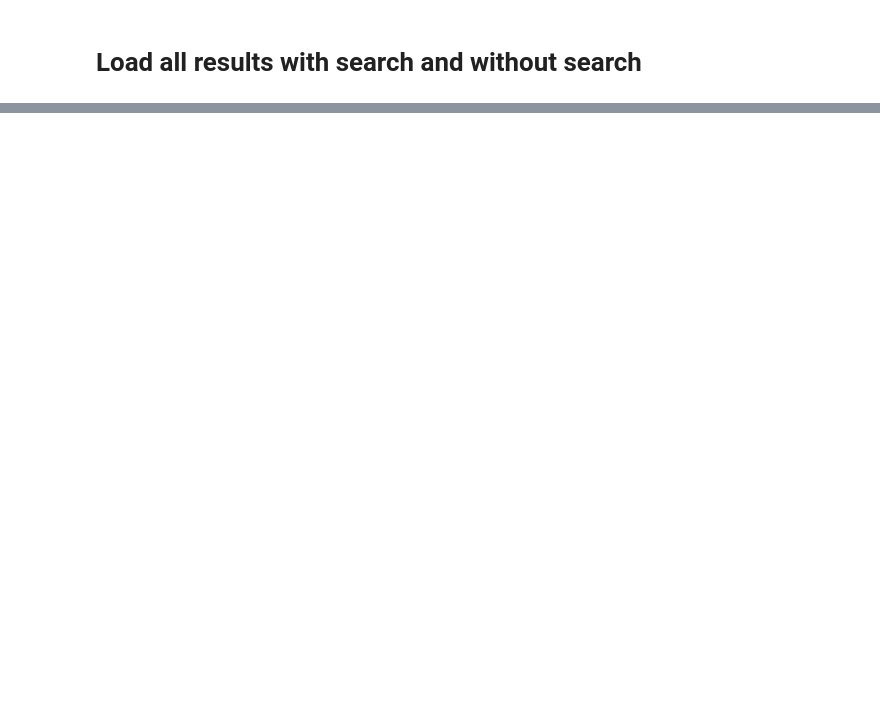
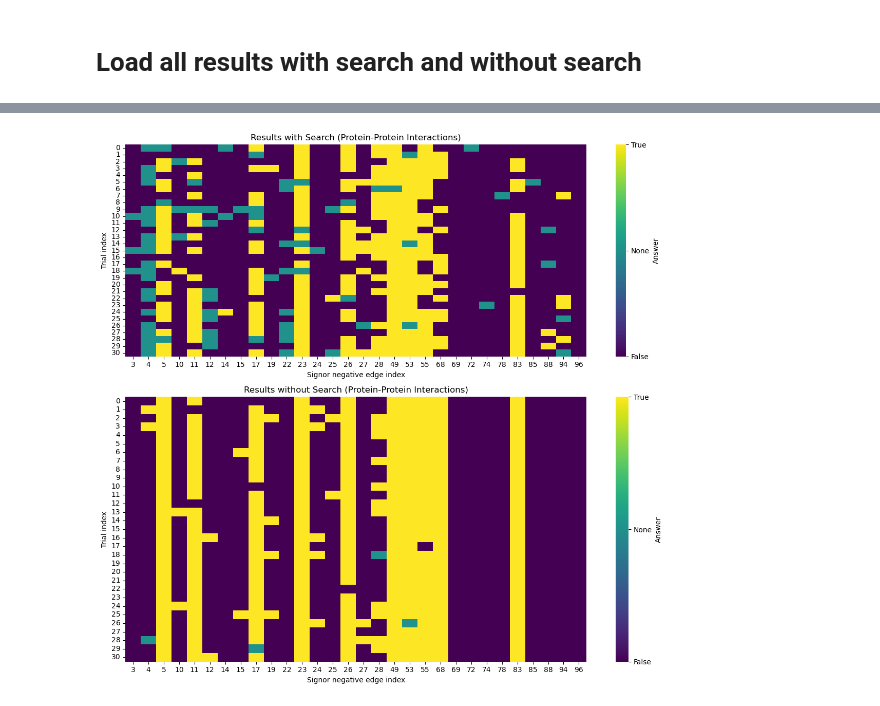
Before and after one commit to saezlab/ProClaim, a Jupyter notebook: grn_denoising/search/evaluate.ipynb, the cells around one changed output, grey strips where cells are left out. Cells and saved outputs as stored; diff of their text form; code cells hidden in the pictures; blank space fills up the shorter version.

```diff
--- a/grn_denoising/search/evaluate.ipynb
+++ b/grn_denoising/search/evaluate.ipynb
@@ -222,0 +228,72 @@ data_with[index]
+# %%
+# Index of the protein-protein interaction
+signor_data = pd.read_csv('../all_removed_edges_with_sources.csv')
+# Get index of TYPEA an TYPEB being protein
+protein_indices = signor_data[(signor_data['TYPEA'] == 'protein') & (signor_data['TYPEB'] == 'protein')].index.tolist()
+# Plot heatmaps as subplots for protein-protein interactions only
+results_with_search_protein = results_with_search[:, protein_indices]
+results_without_search_protein = results_without_search[:, protein_indices]
+
+result_with_search_binary_protein = np.where(results_with_search_protein == None, 0,
+                 np.where(results_with_search_protein == True, 1, -1))
+result_without_search_binary_protein = np.where(results_without_search_protein == None, 0,
+                 np.where(results_without_search_protein == True, 1, -1))
+
+fig, axes = plt.subplots(2, 1, figsize=(12, 11), gridspec_kw={'height_ratios': [0.8, 1]})
+
+# First subplot: Results with Search
+sns.heatmap(result_with_search_binary_protein,
+           cmap='viridis',
+           cbar_kws={'ticks': [-1, 0, 1], 'label': 'Answer'},
+           yticklabels=[f'{i}' for i in range(31)],
+           xticklabels=False,
+           ax=axes[0])
+
+# Set colorbar labels for first subplot
+colorbar1 = axes[0].collections[0].colorbar
+colorbar1.set_ticks([-1, 0, 1])
+colorbar1.set_ticklabels(['False', 'None', 'True'])
+axes[0].set_title('Results with Search (Protein-Protein Interactions)')
+axes[0].set_xlabel('Signor negative edge index')
+axes[0].set_ylabel('Trial index')
+
+# Set custom ticks for first subplot
+axes[0].tick_params(axis='x', rotation=0)
+major_tick_interval = 1
+major_tick_positions_on_plot = range(0, len(protein_indices), major_tick_interval)
+major_tick_positions = [x + 0.5 for x in major_tick_positions_on_plot]
+major_tick_labels = [protein_indices[i] for i in major_tick_positions_on_plot]
+axes[0].set_xticks(major_tick_positions, minor=False)
+axes[0].set_xticklabels(major_tick_labels)
+minor_tick_positions = [x + 0.5 for x in range(len(protein_indices))]
+axes[0].set_xticks(minor_tick_positions, minor=True)
+
+# Second subplot: Results without Search
+sns.heatmap(result_without_search_binary_protein,
+           cmap='viridis',
+           cbar_kws={'ticks': [-1, 0, 1], 'label': 'Answer'},
+           yticklabels=[f'{i}' for i in range(31)],
+           xticklabels=False,
+           ax=axes[1])
+
+# Set colorbar labels for second subplot
+colorbar2 = axes[1].collections[0].colorbar
+colorbar2.set_ticks([-1, 0, 1])
+colorbar2.set_ticklabels(['False', 'None', 'True'])
+axes[1].set_title('Results without Search (Protein-Protein Interactions)')
+axes[1].set_xlabel('Signor negative edge index')
+axes[1].set_ylabel('Trial index')
+
+# Set custom ticks for second subplot
+axes[1].tick_params(axis='x', rotation=0)
+axes[1].set_xticks(major_tick_positions, minor=False)
+axes[1].set_xticklabels(major_tick_labels)
+axes[1].set_xticks(minor_tick_positions, minor=True)
+
+# Adjust layout to prevent overlap
+plt.tight_layout()
+# plt.savefig('search_vs_no_search_protein_RW250928.pdf', bbox_inches='tight')
+# plt.savefig('search_vs_no_search_protein_RW250928.png')
+plt.show()
+# %% [output]
+[figure, added]
```
Also changed, not shown: parts of 9 cells of this notebook.
